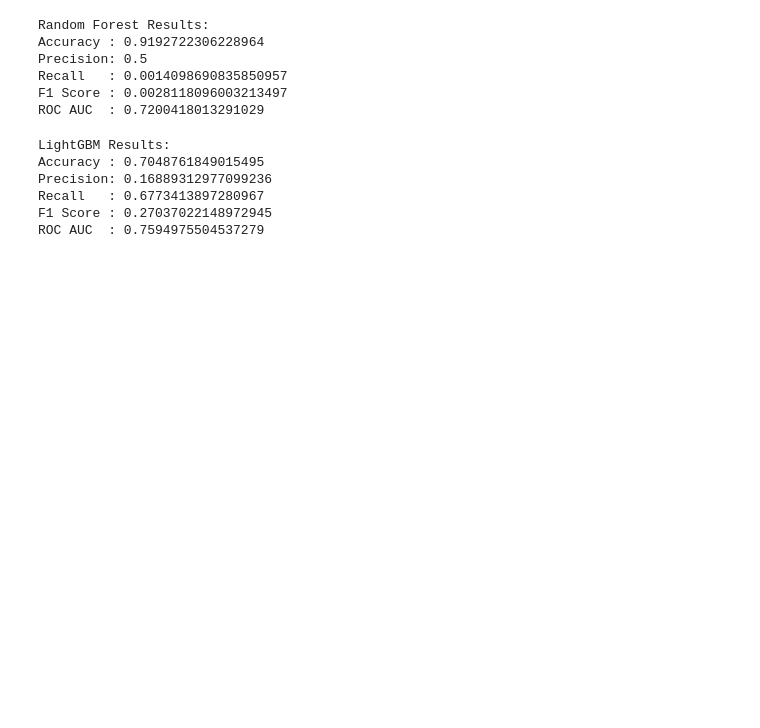
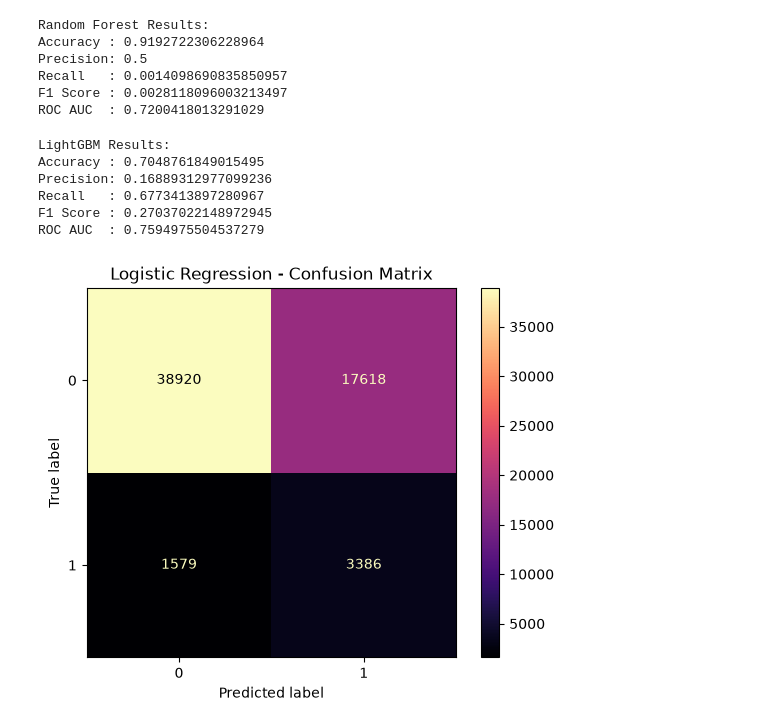
Before and after one commit to Swarnim-Singh-byte/LoanLens, a Jupyter notebook: notebooks/05_model_comparison.ipynb, the cells around one changed output. Cells and saved outputs as stored; diff of their text form; code cells hidden in the pictures; blank space fills up the shorter version.

Commit message:
Add three-model comparison: Logistic Regression, Random Forest, LightGBM with labeled confusion matrices

```diff
--- a/notebooks/05_model_comparison.ipynb
+++ b/notebooks/05_model_comparison.ipynb
@@ -144,3 +144,11 @@ Precision: 0.16889312977099236
 Recall   : 0.6773413897280967
 F1 Score : 0.27037022148972945
 ROC AUC  : 0.7594975504537279
+# %%
+import matplotlib.pyplot as plt
+
+disp = ConfusionMatrixDisplay.from_predictions(y_test, y_pred_log, cmap="magma")
+disp.ax_.set_title("Logistic Regression - Confusion Matrix")
+plt.show()
+# %% [output]
+[figure, added]
```
Also changed, not shown: parts of 2 cells of this notebook.
